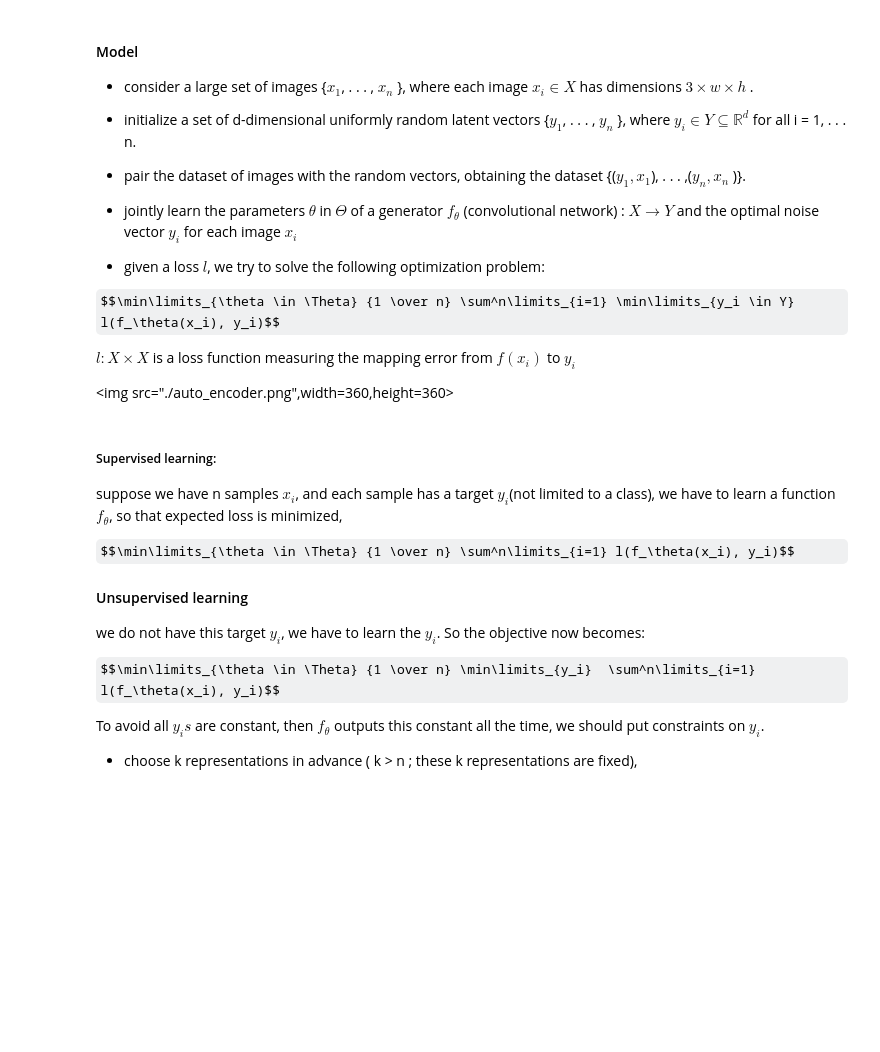
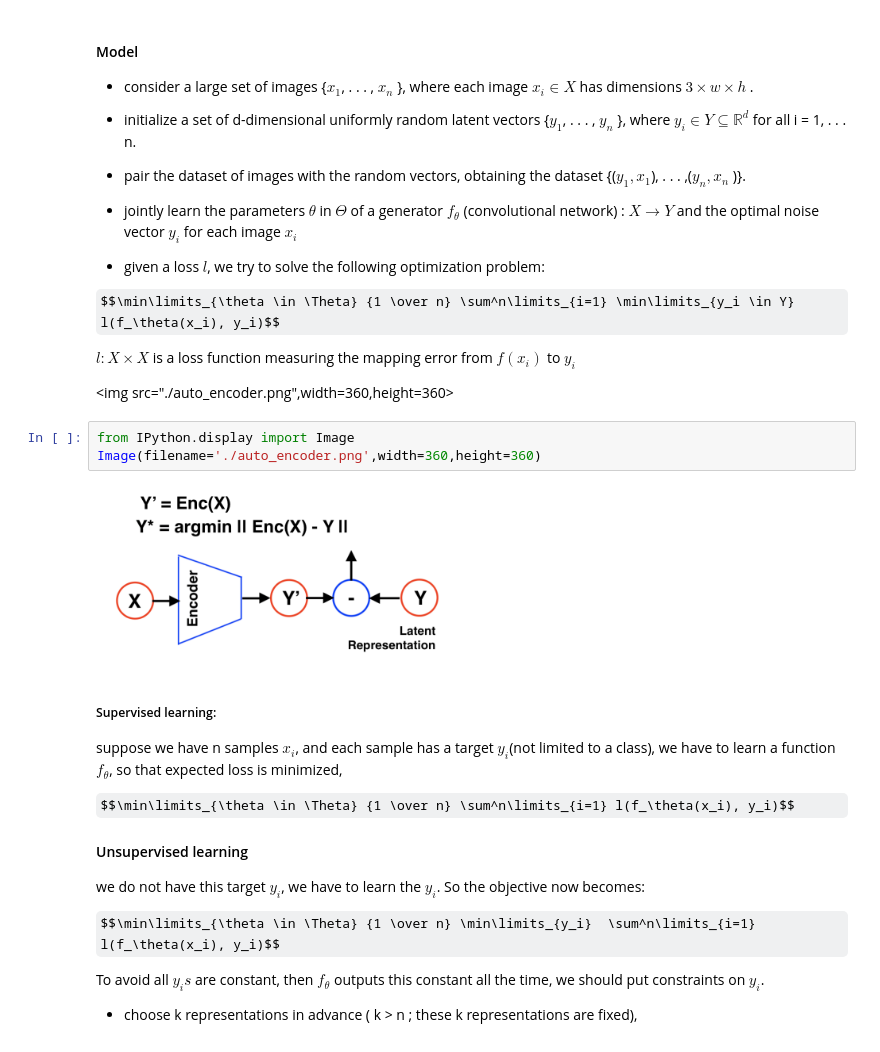
Before and after one commit to dvu4/nat_enc, a Jupyter notebook: NAT.ipynb, the cells around one changed output. Drawn from its saved outputs; the diff is of its cells as text; some formulas as TeX source; blank space fills up the shorter version.

```diff
--- a/NAT.ipynb
+++ b/NAT.ipynb
@@ -56,6 +61,11 @@ $$\min\limits_{\theta \in \Theta} {1 \over n} \sum^n\limits_{i=1} \min\limits_{y
  $l : X \times X$ is a loss function measuring the mapping error from $f(x_i)$ to $y_i$
 
  <img src="./auto_encoder.png",width=360,height=360>
+# %%
+from IPython.display import Image
+Image(filename='./auto_encoder.png',width=360,height=360)
+# %% [output]
+[figure, added]
 # %% [markdown]
 ##### Supervised learning:
 
```
Also changed, not shown: parts of 10 cells of this notebook.
